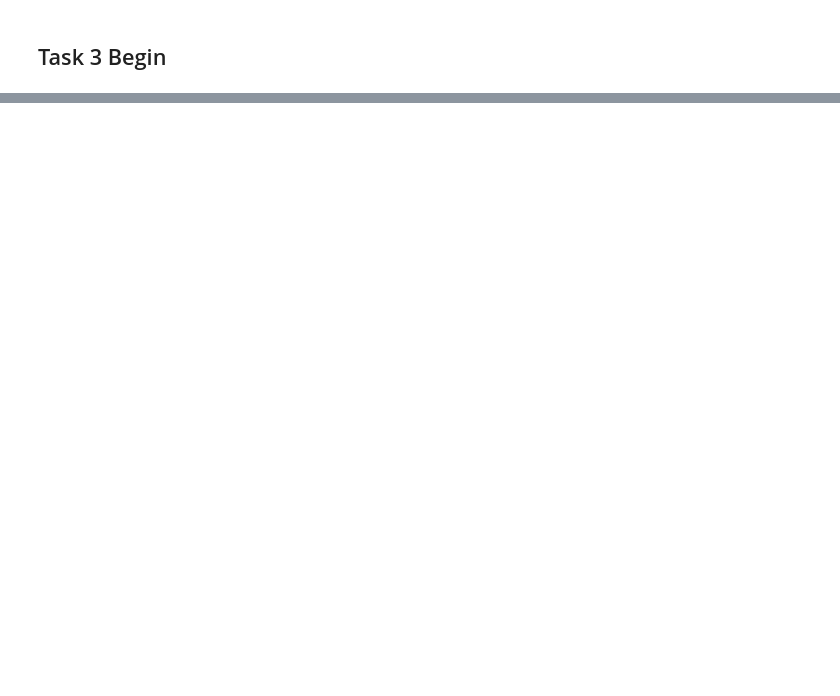
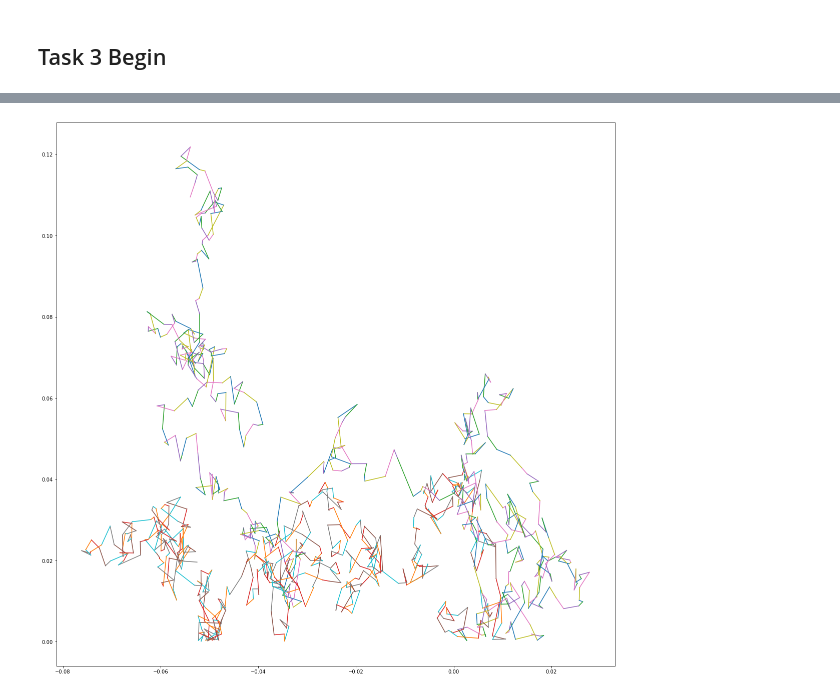
Before and after one commit to callummarvell/CompBio, a Jupyter notebook: Lab4_CellDyn.ipynb, the cells around one changed output, grey strips where cells are left out. Cells and saved outputs as stored; diff of their text form; code cells hidden in the pictures; blank space fills up the shorter version.

```diff
--- a/Lab4_CellDyn.ipynb
+++ b/Lab4_CellDyn.ipynb
@@ -197,0 +199,23 @@ xr = 50
+# %%
+X = np.zeros(500)
+Y = np.zeros(500)
+nX = np.zeros(500)
+nY = np.zeros(500)
+fig = plt.figure(figsize=(20,20))
+for its in range(499,-1,-1):
+    #print(its)
+    for cell in range(0,2):
+        e = np.random.normal(0,1,2)
+        dt = fivehundo[t]-fivehundo[t-1]
+        if its==499:
+            nX[cell] = np.sqrt(2*D)*e[0]
+            nY[cell] = abs(np.sqrt(2*D)*e[1])
+        else:
+            nX[cell] = X[cell] + np.sqrt(2*D*dt)*e[0]
+            nY[cell] = abs(Y[cell] + np.sqrt(2*D)*e[1])
+            plt.plot([X[cell],nX[cell]],[Y[cell],nY[cell]])
+        X[cell] = nX[cell]
+        Y[cell] = nY[cell]
+plt.show()
+# %% [output]
+[figure, added]
```
Also changed, not shown: parts of 2 cells of this notebook, 1 other file.
